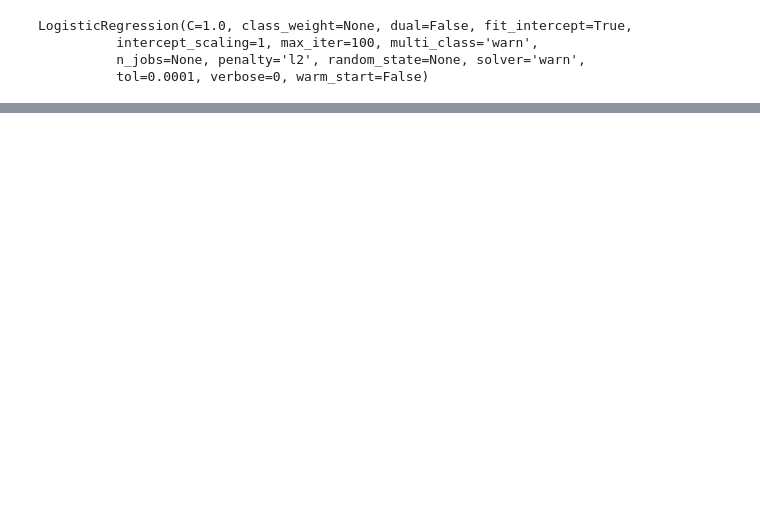
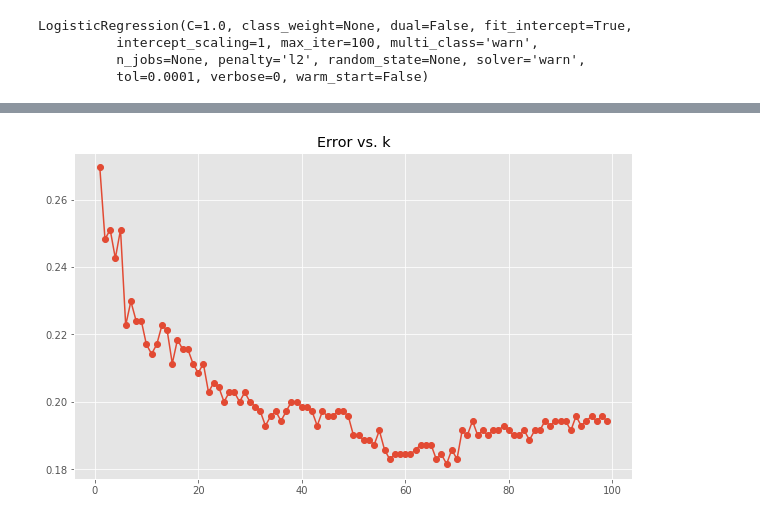
Before and after one commit to battyone/MLProjects, a Jupyter notebook: Minimize_Customer_Churn/Minimizing_churn_Telco.ipynb, the cells around one changed output, grey strips where cells are left out. Saved outputs shown, nothing was run; the diff lists cells and outputs as text; code cells hidden in the pictures; blank space fills up the shorter version.

```diff
--- a/Minimize_Customer_Churn/Minimizing_churn_Telco.ipynb
+++ b/Minimize_Customer_Churn/Minimizing_churn_Telco.ipynb
@@ -428,0 +466,3 @@ df_result.sort_values(by=['Value'])
+# %%
+grid = GridSearchCV(SVC(), grid_param, verbose=3)
+grid.fit(X_train,y_train)
@@ -428,0 +532,4 @@ df_result.sort_values(by=['Value'])
+# %%
+kNN_model = KNeighborsClassifier(n_neighbors=100)
+# %%
+kNN_model.fit(X_train,y_train)
@@ -428,0 +558,15 @@ df_result.sort_values(by=['Value'])
+# %%
+error_list = []
+
+for i in range(1,100):
+    kNN_model = KNeighborsClassifier(n_neighbors=i)
+    kNN_model.fit(X_train, y_train)
+    predictions_i = kNN_model.predict(X_test)
+    error_list.append(np.mean(predictions_i != y_test))
+# %%
+plt.figure(figsize=(10,6))
+plt.plot(range(1,100),error_list,marker='o')
+plt.title('Error vs. k')
+plt.show()
+# %% [output]
+[figure, added]
```
Also changed, not shown: parts of 50 cells of this notebook.
